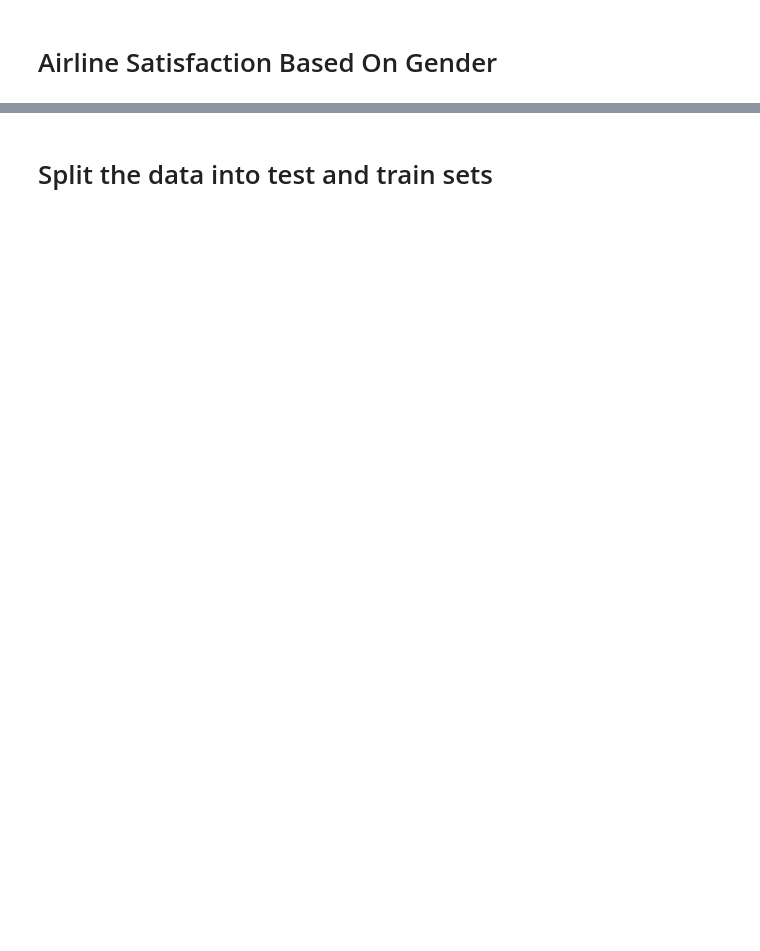
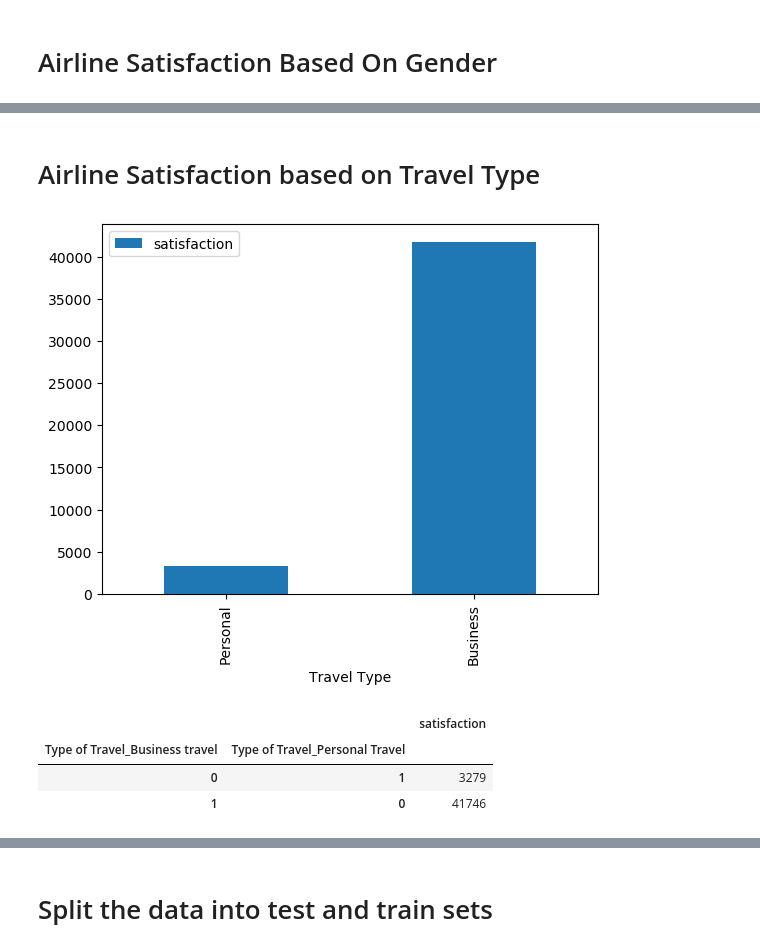
Before and after one commit to zjustus/Airline-Passenger-Satisfaction, a Jupyter notebook: main.ipynb, the cells around one changed output, grey strips where cells are left out. Cells and saved outputs as stored; diff of their text form; code cells hidden in the pictures; blank space fills up the shorter version.

```diff
--- a/main.ipynb
+++ b/main.ipynb
@@ -140,0 +170,19 @@ Text(0.5, 0, 'Gender')
+# %% [markdown]
+# Airline Satisfaction based on Travel Type
+# %%
+
+#Bar chart displaying Airline Satisfaction based on Travel Type
+travelType_grouped= trainSet_transformed.groupby(['Type of Travel_Business travel','Type of Travel_Personal Travel'])
+travelType_grouped=travelType_grouped.agg({'satisfaction':['sum']})
+travelType_grouped.columns=['satisfaction']
+travelType_grouped.plot.bar()
+plt.xticks(range(len(travelType_grouped)),['Personal','Business'])
+plt.xlabel('Travel Type')
+plt.show()
+travelType_grouped
+# %% [output]
+[figure, added]
+|  |  | satisfaction |
+| Type of Travel_Business travel | Type of Travel_Personal Travel |  |
+| 0 | 1 | 3279 |
+| 1 | 0 | 41746 |
```
Also changed, not shown: parts of 7 cells of this notebook.
